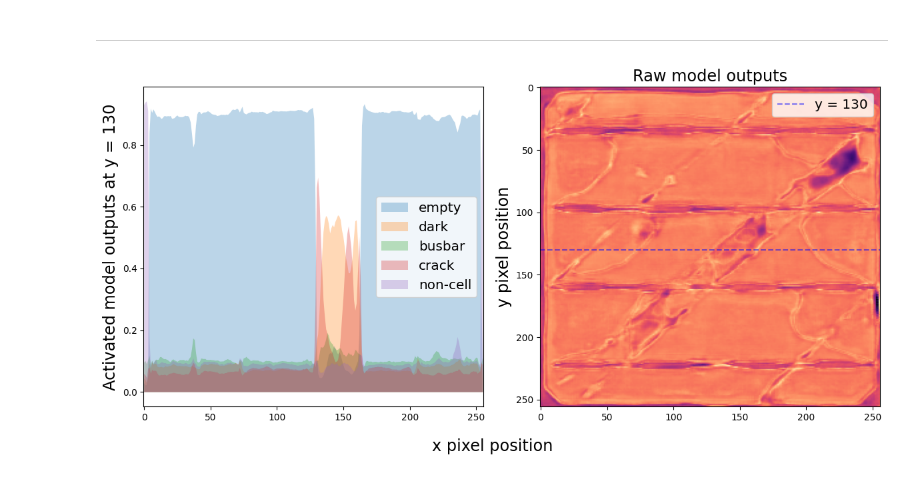
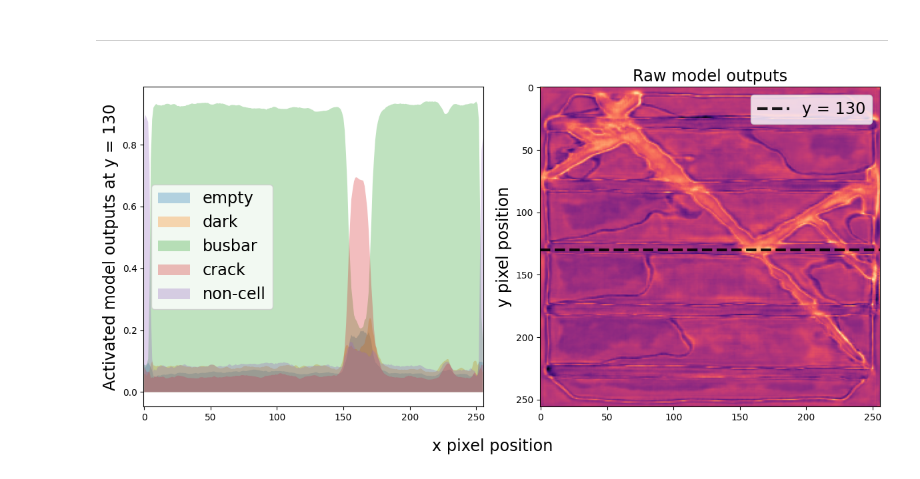
Before and after one commit to sandialabs/pvcracks, a Jupyter notebook: multi-channel/testing/paper_figures.ipynb, the cells around one changed output. Drawn from its saved outputs; the diff is of its cells as text; code cells hidden in the pictures.

Commit message:
figures and model training

```diff
--- a/multi-channel/testing/paper_figures.ipynb
+++ b/multi-channel/testing/paper_figures.ipynb
@@ -194,7 +194,7 @@ def raw_model_outputs(idx, root, weight_path, category_mapping):
 
     ax[1].imshow(test_res_chan.sum(axis=0), cmap="magma")
     ax[1].set_aspect("auto")
-    ax[1].axhline(yslice, ls="--", c="b", alpha=0.5, label=f"y = {yslice}")
+    ax[1].axhline(yslice, ls="--", c="black", alpha=0.9, label=f"y = {yslice}", linewidth=3)
     ax[1].legend()
     ax[1].set_title("Raw model outputs", fontsize="xx-large")
     ax[1].set_ylabel("y pixel position", fontsize="xx-large")
@@ -202,8 +202,8 @@ def raw_model_outputs(idx, root, weight_path, category_mapping):
     # fig.suptitle(val_loader.dataset. __getname__(cr_idx))
     fig.tight_layout()
 
-    ax[0].legend(fontsize='x-large')  # or a number, e.g., fontsize=14
-    ax[1].legend(fontsize='x-large')
+    ax[0].legend(fontsize='xx-large')  # or a number, e.g., fontsize=14
+    ax[1].legend(fontsize='xx-large')
 # %% [markdown]
 ---
 # Running plot-creating code
@@ -234,21 +272,21 @@ one_row_inference_and_show(21, root, weight_path, category_mapping)
 # %%
 category_mapping = {0: "empty", 1: "dark", 2: "busbar", 3: "crack", 4: "non-cell"}
 root = "/Users/ojas/Desktop/saj/SANDIA/pvcracks_data/Fresh_Combined_CWRU_LBNL_ASU/"
 weight_path = "/Users/ojas/Desktop/saj/SANDIA/pvcracks_data/Fresh_Combined_CWRU_LBNL_ASU/checkpoints/Fresh_Combined_CWRU_LBNL_ASU1/epoch_30/model.pt"
 
 
-bu_name = "bu_1090.npy"
-cr_name = "cr_1090.npy"
+bu_name = "bu_2_EL_18.09.2023-15-27-31_unknownID_ASU Minisample_SHJ1_91.npy"
+cr_name = "cr_2_EL_18.09.2023-15-27-31_unknownID_ASU Minisample_SHJ1_91.npy"
 ann_dir = root + "ann/val/"
 val_dataset = load_dataset(root, channeled=False)
 val_loader = DataLoader(val_dataset, batch_size=1, shuffle=False)
 cr_idx = np.ravel(
     np.where(val_loader.dataset.mask_list == os.path.join(ann_dir, cr_name))
 )[0]
 bu_idx = np.ravel(
     np.where(val_loader.dataset.mask_list == os.path.join(ann_dir, bu_name))
 )[0]
 
-raw_model_outputs(63, root, weight_path, category_mapping)
+raw_model_outputs(cr_idx, root, weight_path, category_mapping)
 # %% [output]
-[figure, old version]
+[figure, new version]
```
Also changed, not shown: parts of 5 cells of this notebook, 2 other files.
